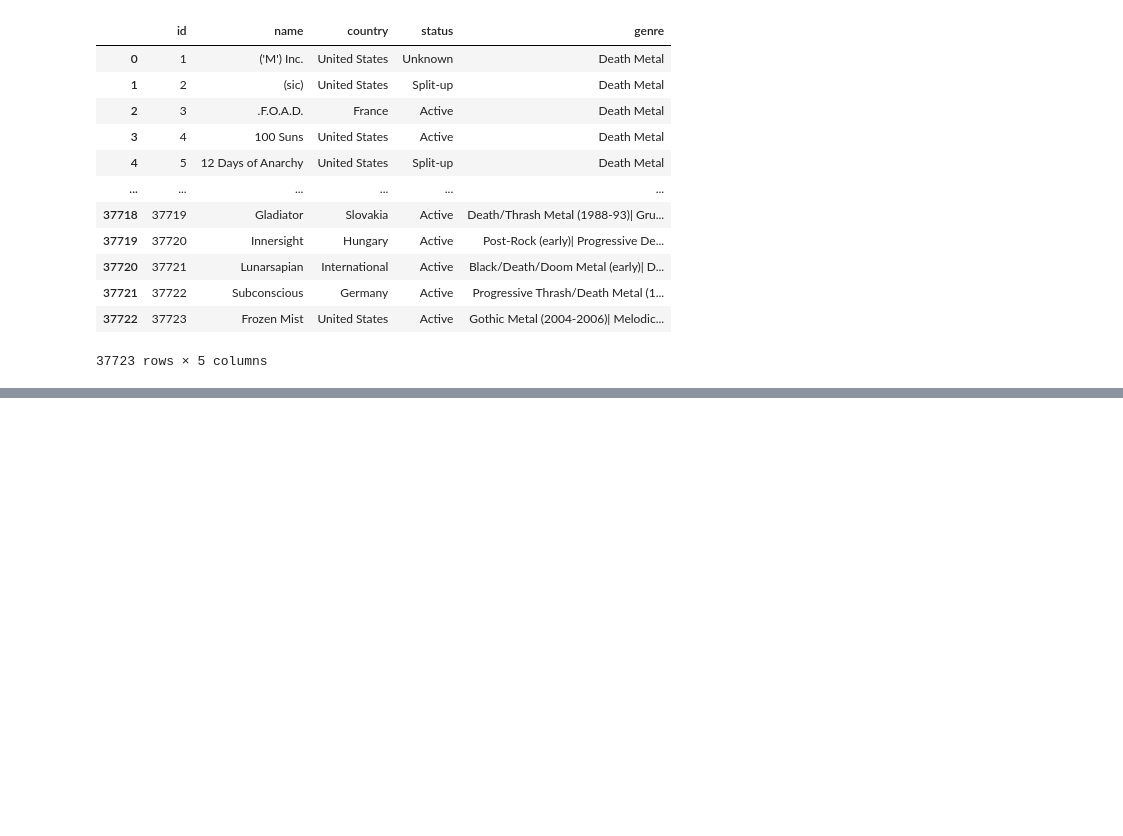
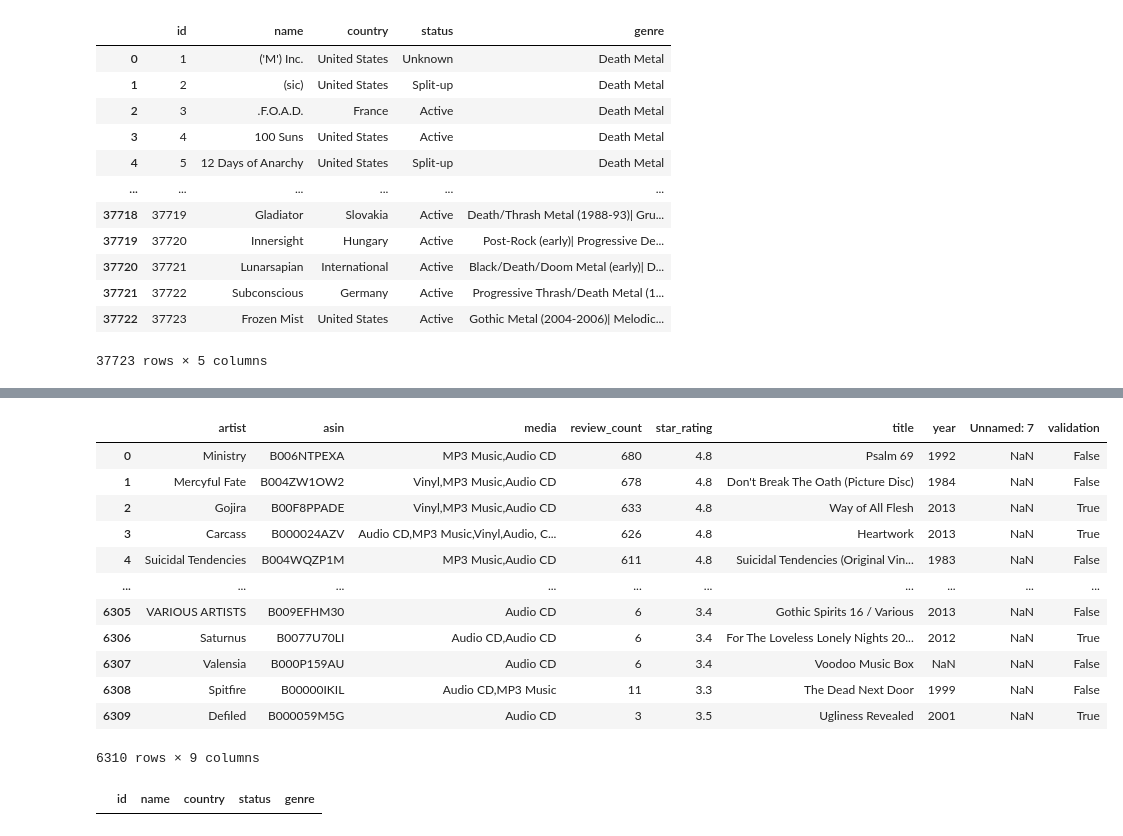
Before and after one commit to chainReactionCol/newRep, a Jupyter notebook: merged.ipynb, the cells around one changed output, grey strips where cells are left out. Saved outputs shown, nothing was run; the diff lists cells and outputs as text; code cells hidden in the pictures; blank space fills up the shorter version.

```diff
--- a/merged.ipynb
+++ b/merged.ipynb
@@ -213,0 +253,21 @@ BANDS_DF
+# %%
+newDBdf['validation']=[True if x in BANDS_DF.name.values else False for x in newDBdf.artist]
+newDBdf
+# %% [output]
+|  | artist | asin | media | review_count | star_rating | title | year | Unnamed: 7 | validation |
+| 0 | Ministry | B006NTPEXA | MP3 Music,Audio CD | 680 | 4.8 | Psalm 69 | 1992 | NaN | False |
+| 1 | Mercyful Fate | B004ZW1OW2 | Vinyl,MP3 Music,Audio CD | 678 | 4.8 | Don't Break The Oath (Picture Disc) | 1984 | NaN | False |
+| 2 | Gojira | B00F8PPADE | Vinyl,MP3 Music,Audio CD | 633 | 4.8 | Way of All Flesh | 2013 | NaN | True |
+| 3 | Carcass | B000024AZV | Audio CD,MP3 Music,Vinyl,Audio, C... | 626 | 4.8 | Heartwork | 2013 | NaN | True |
+| 4 | Suicidal Tendencies | B004WQZP1M | MP3 Music,Audio CD | 611 | 4.8 | Suicidal Tendencies (Original Vin... | 1983 | NaN | False |
+| ... | ... | ... | ... | ... | ... | ... | ... | ... | ... |
+| 6305 | VARIOUS ARTISTS | B009EFHM30 | Audio CD | 6 | 3.4 | Gothic Spirits 16 / Various | 2013 | NaN | False |
+| 6306 | Saturnus | B0077U70LI | Audio CD,Audio CD | 6 | 3.4 | For The Loveless Lonely Nights 20... | 2012 | NaN | True |
+| 6307 | Valensia | B000P159AU | Audio CD | 6 | 3.4 | Voodoo Music Box | NaN | NaN | False |
+| 6308 | Spitfire | B00000IKIL | Audio CD,MP3 Music | 11 | 3.3 | The Dead Next Door | 1999 | NaN | False |
+| 6309 | Defiled | B000059M5G | Audio CD | 3 | 3.5 | Ugliness Revealed | 2001 | NaN | True |
+6310 rows × 9 columns
+# %%
+BANDS_DF.loc[BANDS_DF['name']=='Mercyful Fate']
+# %% [output]
+|  | id | name | country | status | genre |
```
Also changed, not shown: parts of 25 cells of this notebook.
